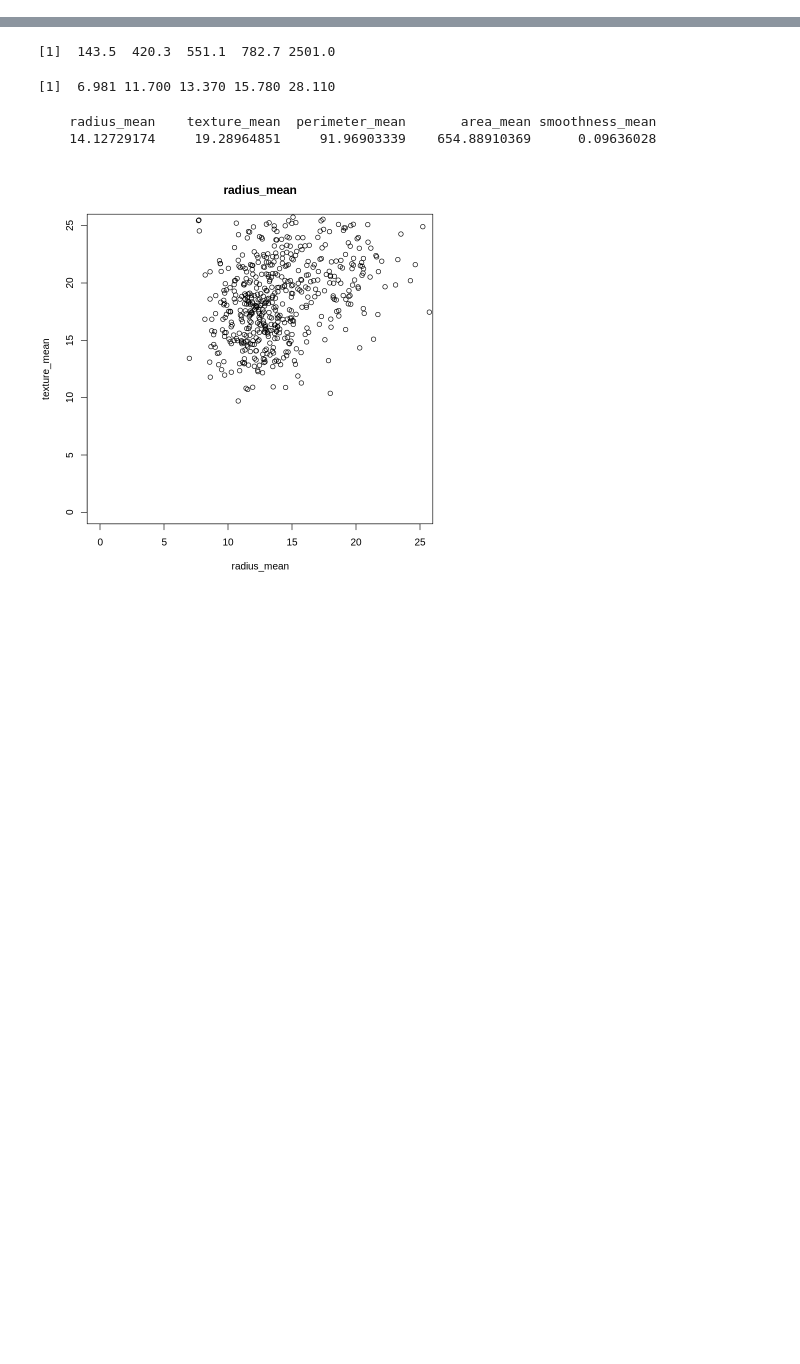
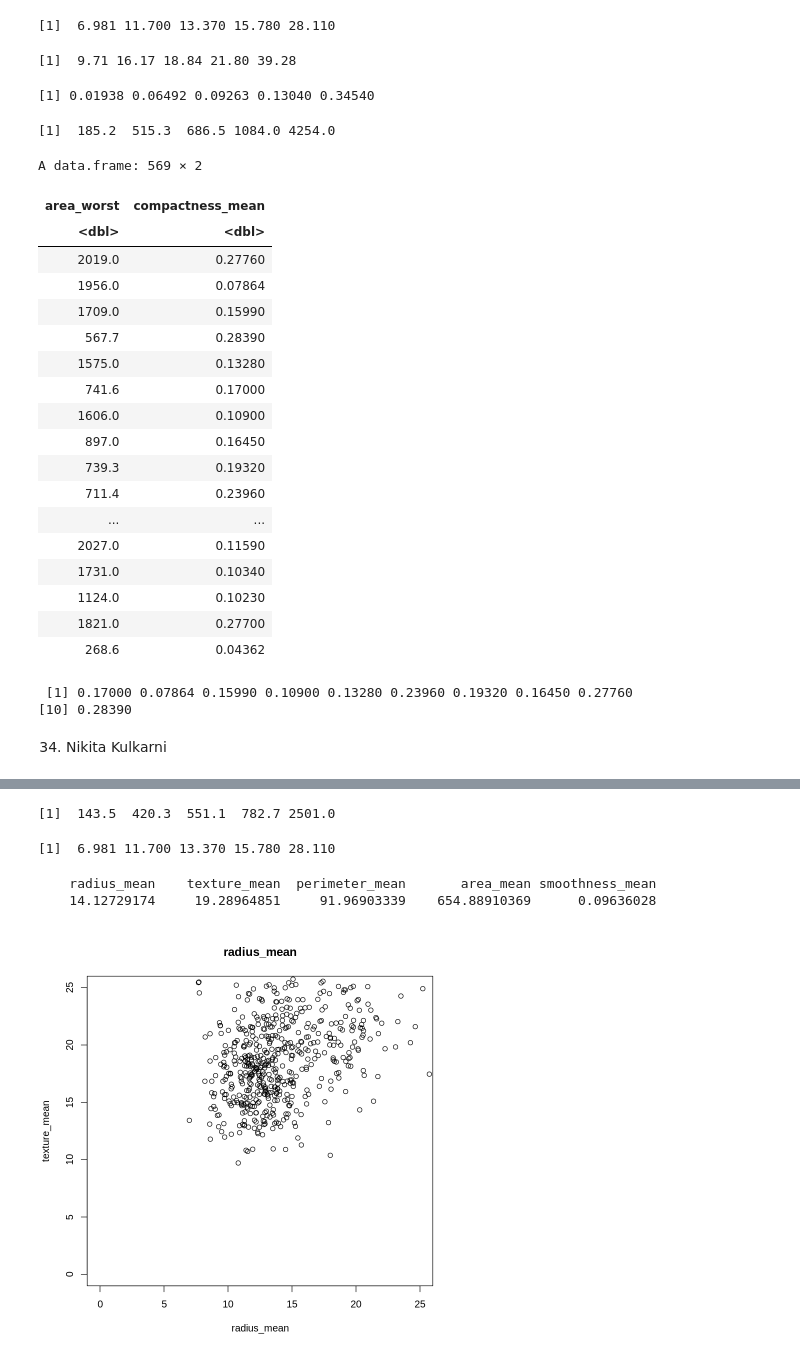
Before and after one commit to Sanket-Kumbhare/R-LAB, a Jupyter notebook: R_mini_Project_36.ipynb, the cells around one changed output, grey strips where cells are left out. Cells and saved outputs as stored; diff of their text form; code cells hidden in the pictures; blank space fills up the shorter version.

```diff
--- a/R_mini_Project_36.ipynb
+++ b/R_mini_Project_36.ipynb
@@ -30,0 +75,54 @@ A data.frame: 569 × 33
+# %%
+# 3(c)
+bfast2 <- data['radius_mean']
+fivenum(bfast2$radius_mean)
+# %% [output]
+[1]  6.981 11.700 13.370 15.780 28.110
+# %%
+bfast3 <- data['texture_mean']
+fivenum(bfast3$texture_mean)
+# %% [output]
+[1]  9.71 16.17 18.84 21.80 39.28
+# %%
+bfast4 <- data['compactness_mean']
+fivenum(bfast4$compactness_mean)
+# %% [output]
+[1] 0.01938 0.06492 0.09263 0.13040 0.34540
+# %%
+bfast5 <- data['area_worst']
+fivenum(bfast5$area_worst)
+# %% [output]
+[1]  185.2  515.3  686.5 1084.0 4254.0
+# %%
+# 3d
+New_dataset <- data[, c('area_worst', 'compactness_mean')]
+New_dataset
+# %% [output]
+A data.frame: 569 × 2
+| area_worst | compactness_mean |
+| <dbl> | <dbl> |
+| 2019.0 | 0.27760 |
+| 1956.0 | 0.07864 |
+| 1709.0 | 0.15990 |
+| 567.7 | 0.28390 |
+| 1575.0 | 0.13280 |
+| 741.6 | 0.17000 |
+| 1606.0 | 0.10900 |
+| 897.0 | 0.16450 |
+| 739.3 | 0.19320 |
+| 711.4 | 0.23960 |
+| ... | ... |
+| 2027.0 | 0.11590 |
+| 1731.0 | 0.10340 |
+| 1124.0 | 0.10230 |
+| 1821.0 | 0.27700 |
+| 268.6 | 0.04362 |
+# %%
+# 3e
+bbfast <- data['compactness_mean']
+sample(bbfast[1:10, ])
+# %% [output]
+ [1] 0.17000 0.07864 0.15990 0.10900 0.13280 0.23960 0.19320 0.16450 0.27760
+[10] 0.28390
+# %% [markdown]
+34. Nikita Kulkarni
```
Also changed, not shown: parts of 8 cells of this notebook.
